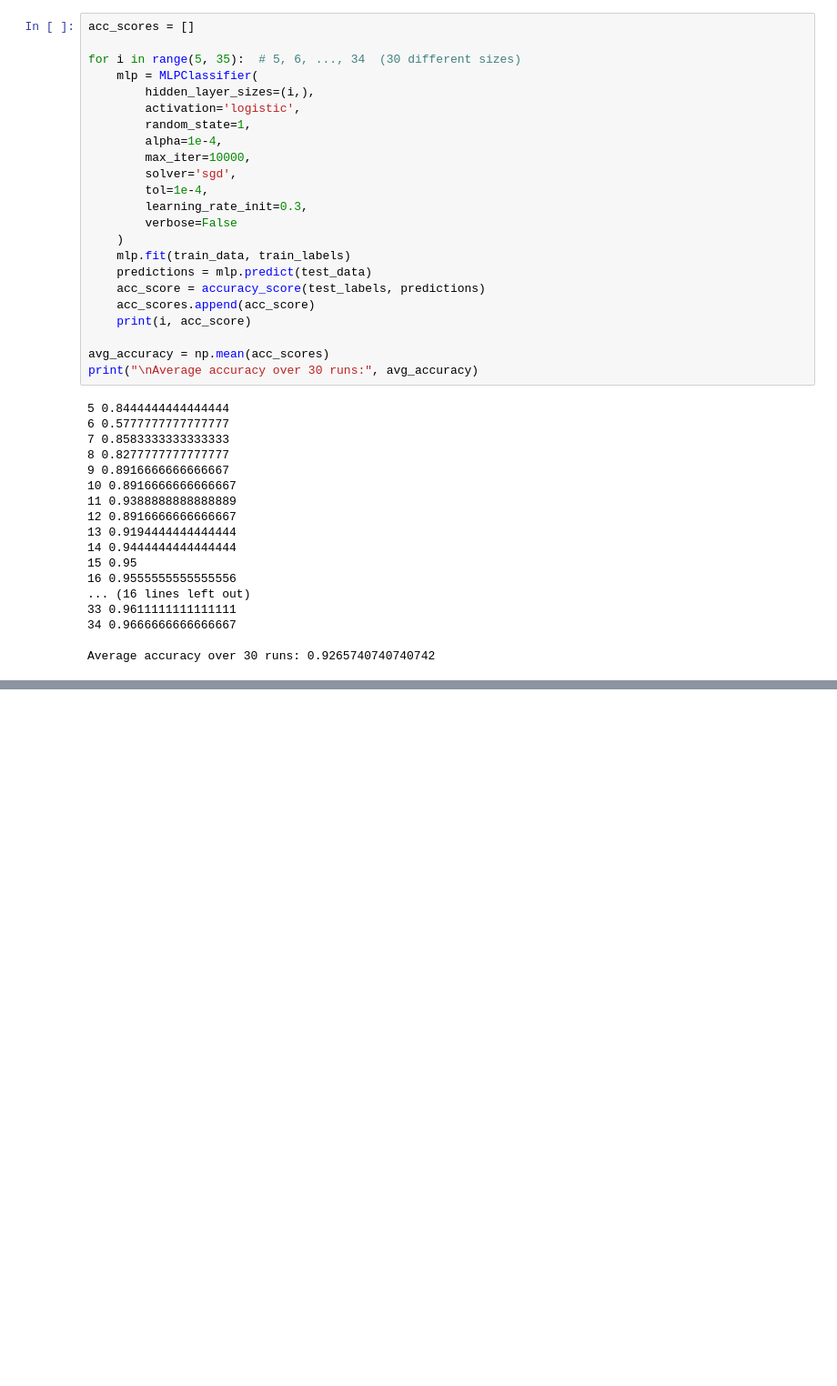
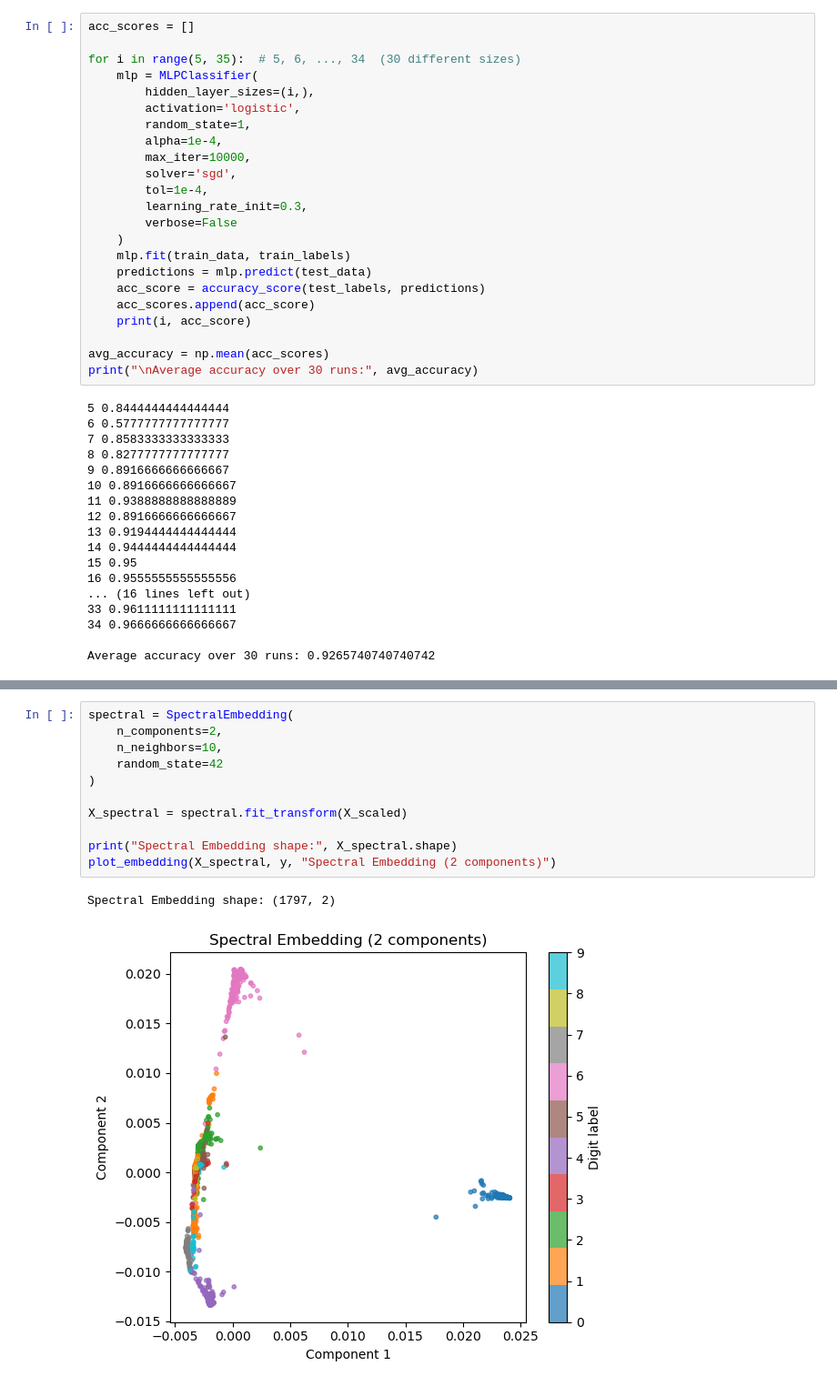
Before and after one commit to jaredlevengood/Neural-Network-Digit-Classification, a Jupyter notebook: DSCI_Exercise1.ipynb, the cells around one changed output, grey strips where cells are left out. Shown at 91% size. Drawn from its saved outputs; the diff is of its cells as text; blank space fills up the shorter version.

```diff
--- a/DSCI_Exercise1.ipynb
+++ b/DSCI_Exercise1.ipynb
@@ -123,0 +210,14 @@ Average accuracy over 30 runs: 0.9265740740740742
+# %%
+spectral = SpectralEmbedding(
+    n_components=2,
+    n_neighbors=10,
+    random_state=42
+)
+
+X_spectral = spectral.fit_transform(X_scaled)
+
+print("Spectral Embedding shape:", X_spectral.shape)
+plot_embedding(X_spectral, y, "Spectral Embedding (2 components)")
+# %% [output]
+Spectral Embedding shape: (1797, 2)
+[figure, added]
```
Also changed, not shown: parts of 10 cells of this notebook.
